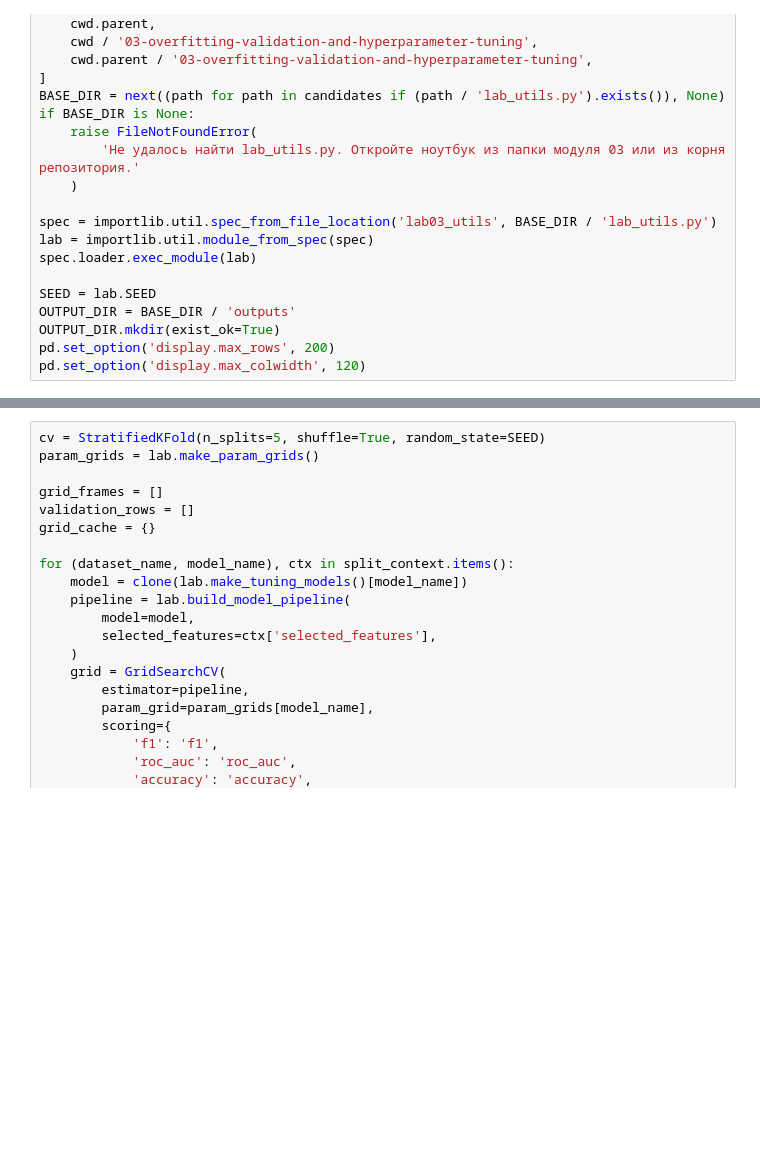
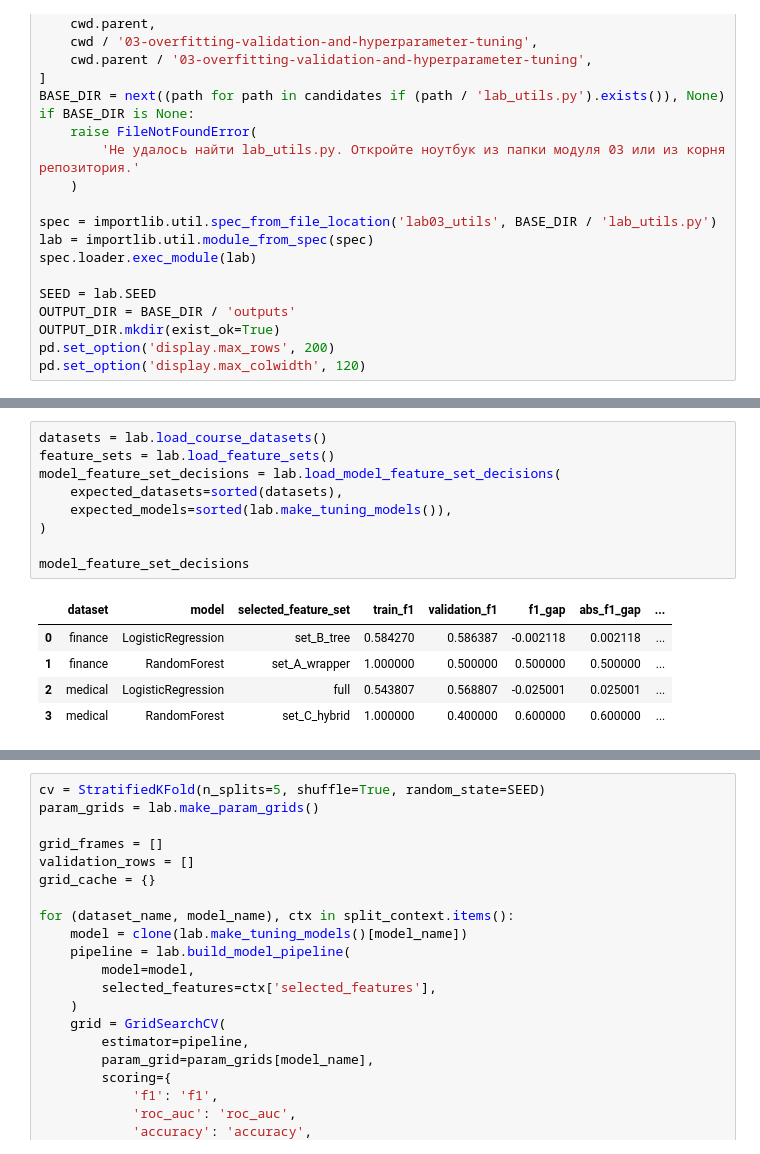
Before and after one commit to remote-worker-prof/edu-big-data-machine-models, a Jupyter notebook: 03-overfitting-validation-and-hyperparameter-tuning/solutions/02_gridsearch_and_final_choice_solution.ipynb, the cells around one changed output, grey strips where cells are left out. Saved outputs shown, nothing was run; the diff lists cells and outputs as text; blank space fills up the shorter version.

```diff
--- a/03-overfitting-validation-and-hyperparameter-tuning/solutions/02_gridsearch_and_final_choice_solution.ipynb
+++ b/03-overfitting-validation-and-hyperparameter-tuning/solutions/02_gridsearch_and_final_choice_solution.ipynb
@@ -56 +82,16 @@ pd.set_option('display.max_colwidth', 120)
+# %%
+datasets = lab.load_course_datasets()
+feature_sets = lab.load_feature_sets()
+model_feature_set_decisions = lab.load_model_feature_set_decisions(
+    expected_datasets=sorted(datasets),
+    expected_models=sorted(lab.make_tuning_models()),
+)
+
+model_feature_set_decisions
+# %% [output]
+|  | dataset | model | selected_feature_set | train_f1 | validation_f1 | f1_gap | abs_f1_gap | ... |
+| 0 | finance | LogisticRegression | set_B_tree | 0.584270 | 0.586387 | -0.002118 | 0.002118 | ... |
+| 1 | finance | RandomForest | set_A_wrapper | 1.000000 | 0.500000 | 0.500000 | 0.500000 | ... |
+| 2 | medical | LogisticRegression | full | 0.543807 | 0.568807 | -0.025001 | 0.025001 | ... |
+| 3 | medical | RandomForest | set_C_hybrid | 1.000000 | 0.400000 | 0.600000 | 0.600000 | ... |
 # %%
```
Also changed, not shown: parts of 24 cells of this notebook, 5 other files.
